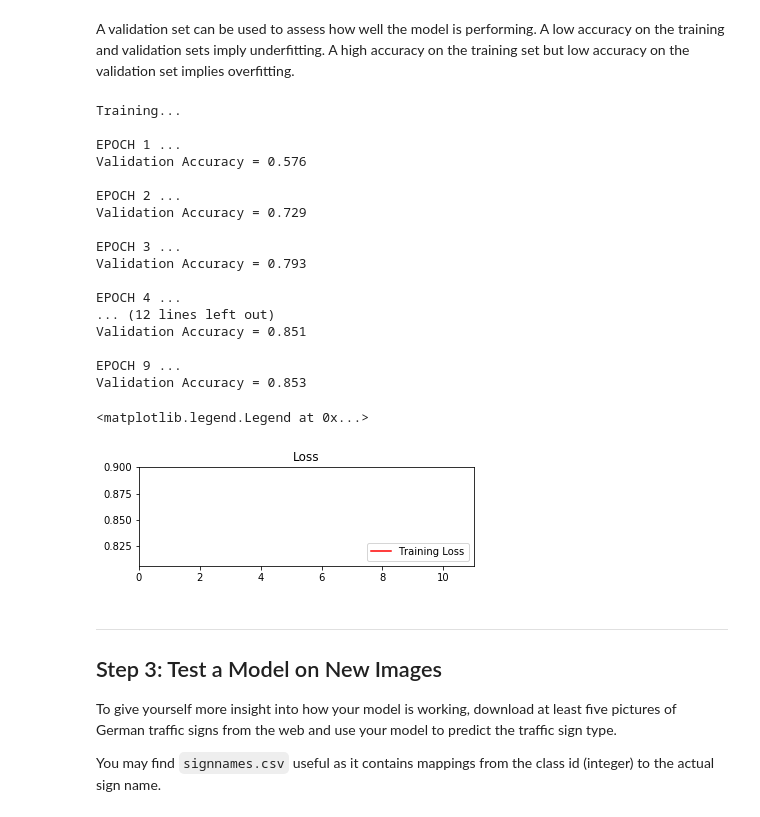
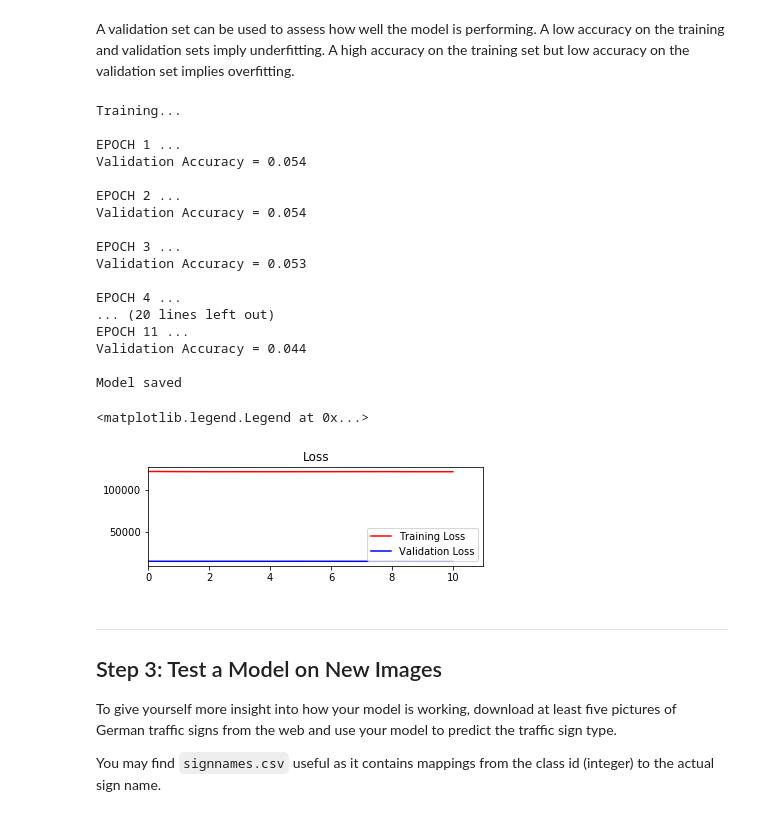
Before and after one commit to carter3689/Self-driving-car-project2, a Jupyter notebook: Traffic_Sign_Classifier.ipynb, the cells around one changed output. Saved outputs shown, nothing was run; the diff lists cells and outputs as text; code cells hidden in the pictures.

```diff
--- a/Traffic_Sign_Classifier.ipynb
+++ b/Traffic_Sign_Classifier.ipynb
@@ -211,12 +213,8 @@ Normalized shape: (34799, 32, 32, 3)
 # %% [markdown]
 ### Model Architecture
 # %%
-from sklearn.model_selection import train_test_split
-
 from sklearn.utils import shuffle
-
-X_train, X_val, y_train, y_val = train_test_split(X_train, y_train, test_size=0.2, random_state=42)
-X_train, y_train = shuffle(X_train, y_train)
+X_train_normalization, y_train = shuffle(X_train_normalization, y_train)
 
 print(np.sum(X_train_normalization[0] - X_train_normalization[20]))
 # %% [output]
@@ -281,14 +279,11 @@ def LeNet(x):
     # SOLUTION: Activation.
     fc2    = tf.nn.relu(fc2)
 
-    #Adding DropOut
-    drop = tf.nn.dropout(fc2)
-
 
     # SOLUTION: Layer 5: Fully Connected. Input = 84. Output = 10.
     fc3_W  = tf.Variable(tf.truncated_normal(shape=(84, 43), mean = mu, stddev = sigma))
     fc3_b  = tf.Variable(tf.zeros(43))
-    logits = tf.matmul(drop, fc3_W) + fc3_b
+    logits = tf.matmul(fc2, fc3_W) + fc3_b
 
     return logits
 # %%
@@ -322,12 +317,17 @@ saver = tf.train.Saver()
 def evaluate(X_data, y_data):
     num_examples = len(X_data)
     total_accuracy = 0
+    total_loss = 0
     sess = tf.get_default_session()
-    for offset in range(0, num_examples, BATCH_SIZE):
-        batch_x, batch_y = X_data[offset:offset+BATCH_SIZE], y_data[offset:offset+BATCH_SIZE]
-        accuracy = sess.run(accuracy_operation, feed_dict={x: batch_x, y: batch_y})
+    for offset in range(0, num_examples , BATCH_SIZE):
+        batch_x, batch_y = X_data[offset : offset + BATCH_SIZE], y_data[offset : offset + BATCH_SIZE]
+        loss, accuracy = sess.run([loss_operation, accuracy_operation], feed_dict={x: batch_x, y: batch_y})
         total_accuracy += (accuracy * len(batch_x))
-    return total_accuracy / num_examples
+        total_loss += (loss * len(batch_x))
+    return total_loss, total_accuracy / num_examples
+
+train_loss_history = []
+valid_loss_history = []
 # %%
 with tf.Session() as sess:
     sess.run(tf.global_variables_initializer())
@@ -339,10 +339,13 @@ with tf.Session() as sess:
         X_train, y_train = shuffle(X_train, y_train)
         for offset in range(0, num_examples, BATCH_SIZE):
             end = offset + BATCH_SIZE
-            batch_x, batch_y = X_train[offset:end], y_train[offset:end]
+            batch_x, batch_y = X_train_normalization[offset:end], y_train[offset:end]
             sess.run(training_operation, feed_dict={x: batch_x, y: batch_y})
 
-        validation_accuracy = evaluate(X_valid, y_valid)
+        validation_loss, validation_accuracy = evaluate(X_valid_normalization, y_valid)
+        valid_loss_history.append(validation_loss)
+        train_loss, train_accuracy = evaluate(X_train_normalization, y_train)
+        train_loss_history.append(train_loss)
         print("EPOCH {} ...".format(i+1))
         print("Validation Accuracy = {:.3f}".format(validation_accuracy))
         print()
@@ -353,30 +356,30 @@ with tf.Session() as sess:
 Training...
 
 EPOCH 1 ...
-Validation Accuracy = 0.576
+Validation Accuracy = 0.054
 
 EPOCH 2 ...
-Validation Accuracy = 0.729
+Validation Accuracy = 0.054
 
 EPOCH 3 ...
-Validation Accuracy = 0.793
+Validation Accuracy = 0.053
 
 EPOCH 4 ...
-... (12 lines left out)
-Validation Accuracy = 0.851
+... (20 lines left out)
+EPOCH 11 ...
+Validation Accuracy = 0.044
 
-EPOCH 9 ...
-Validation Accuracy = 0.853
+Model saved
 # %%
 loss_plot = plt.subplot(2,1,1)
 loss_plot.set_title('Loss')
-loss_plot.plot(validation_accuracy , 'r', label='Training Loss')
-loss_plot.plot(validation_loss_history, 'b', label='Validation Loss')
+loss_plot.plot(train_loss_history, 'r', label='Training Loss')
+loss_plot.plot(valid_loss_history, 'b', label='Validation Loss')
 loss_plot.set_xlim([0, EPOCHS])
 loss_plot.legend(loc=4)
 # %% [output]
 <matplotlib.legend.Legend at 0x...>
-[figure, old version]
+[figure, new version]
 # %% [markdown]
 ---
 
```
Also changed, not shown: parts of 3 cells of this notebook, 3 other files.
